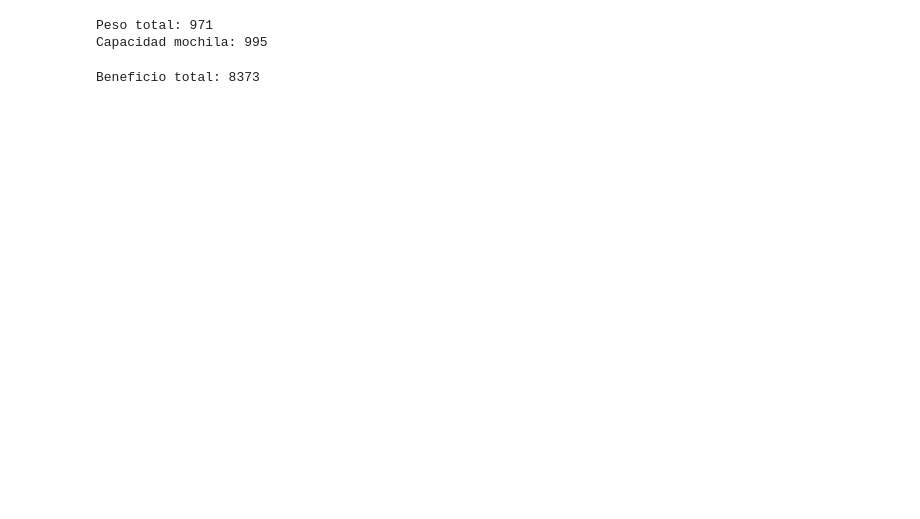
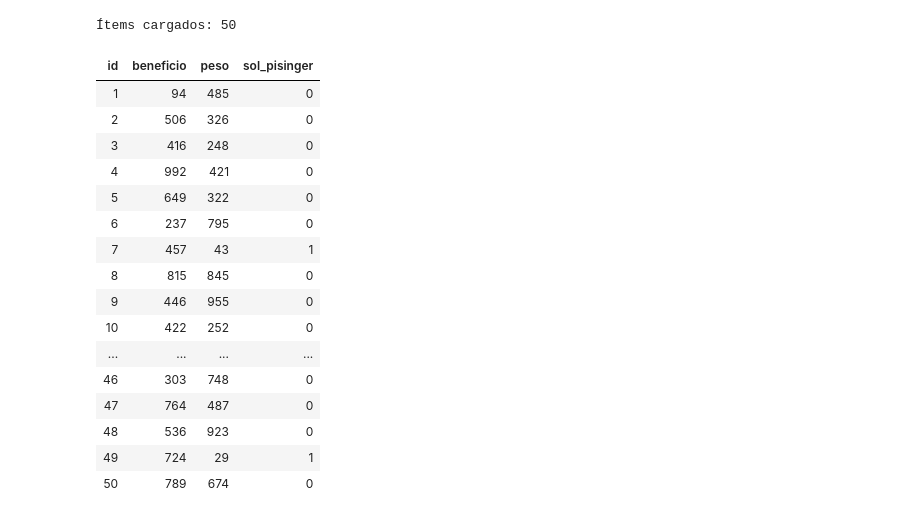
Before and after one commit to CamiloLM/proyecto-optimizacion, a Jupyter notebook: knapsack/Knapsack.ipynb, the cells around one changed output. Drawn from its saved outputs; the diff is of its cells as text; code cells hidden in the pictures; blank space fills up the shorter version.

```diff
--- a/knapsack/Knapsack.ipynb
+++ b/knapsack/Knapsack.ipynb
@@ -26,17 +49,15 @@ from gurobipy import GRB
 # %%
-FILE_NAME = "./Knapsack_50items.txt"
+# Se leen los encabezados línea por línea dentro de un solo bloque 'with'
+# para no abrir el archivo dos veces (más limpio y eficiente)
+with open(DATA_FILE) as f:
+    nombre    = f.readline().strip()           # Ej: "knapPI_1_50_1000_1"
+    n         = int(f.readline().split()[1])   # Número de ítems: n=50
+    capacidad = int(f.readline().split()[1])   # Capacidad de la mochila: c=995
+    z_opt     = int(f.readline().split()[1])   # Óptimo conocido de Pisinger: z*=8373
+    f.readline()                               # Línea de tiempo — se descarta
 
-# Se abre el archivo especificado en FILE_NAME
-# Tiene que tener la misma estructura de los test de Pisinger
-with open(FILE_NAME) as f:
-    nombre = f.readline().strip()
-    n = int(f.readline().split()[1])
-    capacidad = int(f.readline().split()[1])
-    z = int(f.readline().split()[1])
-    f.readline()  # Tiempo
-
-print(f"Nombre del test: {nombre}")
-print(f"Tamaño (N): {n}")
-print(f"Capacidad: {capacidad}")
-print(f"Solución Esperada (Z): {z}")
+print(f"Instancia  : {nombre}")
+print(f"Ítems (n)  : {n}")
+print(f"Capacidad  : {capacidad}")
+print(f"Óptimo z*  : {z_opt}")
 # %% [output]
@@ -143,22 +68,32 @@ id: 49, valor: 724, peso: 29
-# %%
-peso_total = sum(
-    datos.loc[i, "peso"]
-    for i in range(n)
-    if x[i].X > 0
-)
-
-print("Peso total:", peso_total)
-print(f"Capacidad mochila: {capacidad}")
-# %% [output]
-Peso total: 971
-Capacidad mochila: 995
-# %%
-beneficio_total = sum(
-    datos.loc[i, "beneficio"]
-    for i in range(n)
-    if x[i].X > 0
-)
-
-print("Beneficio total:", beneficio_total)
-# %% [output]
-Beneficio total: 8373
+# %%
+# (el formato Pisinger es: id,beneficio,peso,solucion_optima)
+datos = pd.read_csv(
+    DATA_FILE,
+    sep=",",           # sep="," porque el archivo usa comas como separador entre columnas
+    skiprows=5,        # skiprows=5 omite las 5 líneas de encabezado ya leídas arriba
+    header=None,       # header=None porque los datos no tienen fila de títulos
+    names=["id", "beneficio", "peso", "sol_pisinger"]
+    # sol_pisinger: 1 si Pisinger dice que ese ítem entra en el óptimo, 0 si no
+)
+
+print(f"Ítems cargados: {len(datos)}")
+datos.reset_index(drop=True).style.hide() #para eliminar el index que pandas pone por efecto y dejar solo el item que viene en el file
+# %% [output]
+Ítems cargados: 50
+| id | beneficio | peso | sol_pisinger |
+| 1 | 94 | 485 | 0 |
+| 2 | 506 | 326 | 0 |
+| 3 | 416 | 248 | 0 |
+| 4 | 992 | 421 | 0 |
+| 5 | 649 | 322 | 0 |
+| 6 | 237 | 795 | 0 |
+| 7 | 457 | 43 | 1 |
+| 8 | 815 | 845 | 0 |
+| 9 | 446 | 955 | 0 |
+| 10 | 422 | 252 | 0 |
+| ... | ... | ... | ... |
+| 46 | 303 | 748 | 0 |
+| 47 | 764 | 487 | 0 |
+| 48 | 536 | 923 | 0 |
+| 49 | 724 | 29 | 1 |
+| 50 | 789 | 674 | 0 |
```
Also changed, not shown: parts of 28 cells of this notebook, 6 other files.
